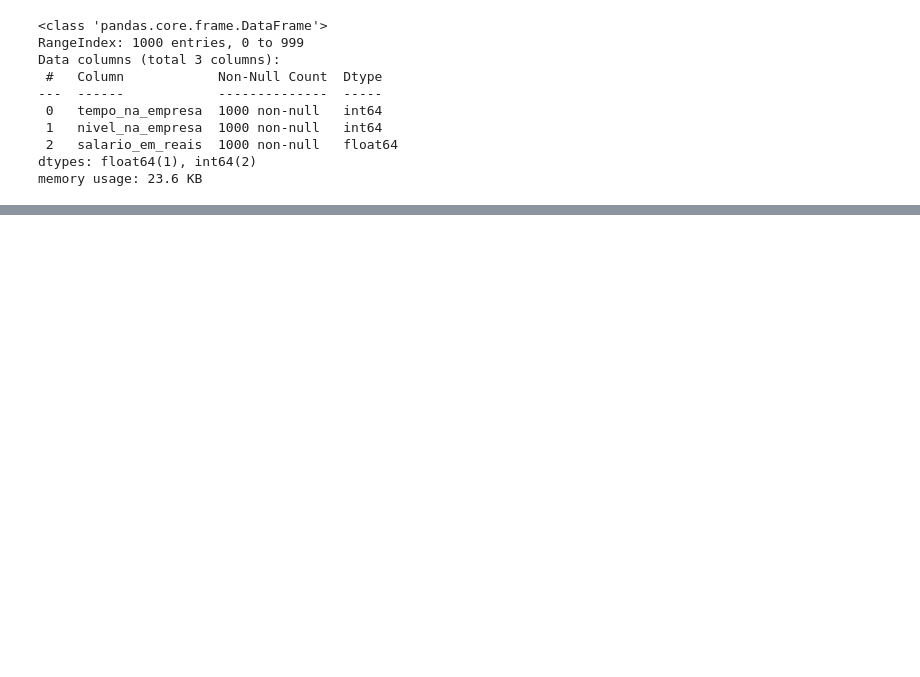
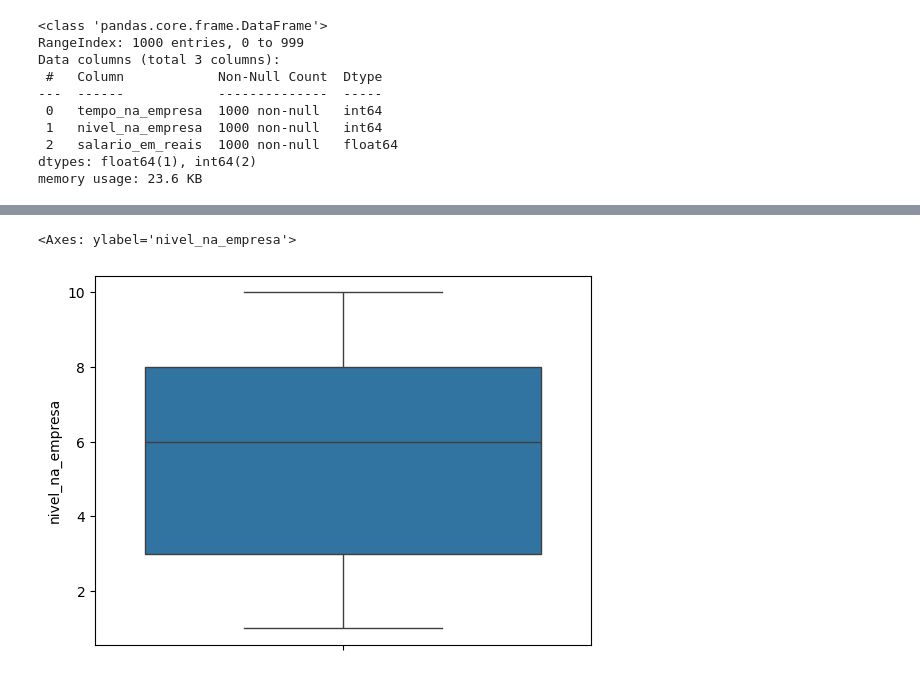
Before and after one commit to angelomedeiros/formacao-ia-regressao-polinomial, a Jupyter notebook: model_salario.ipynb, the cells around one changed output, grey strips where cells are left out. Cells and saved outputs as stored; diff of their text form; code cells hidden in the pictures; blank space fills up the shorter version.

```diff
--- a/model_salario.ipynb
+++ b/model_salario.ipynb
@@ -48,0 +78,6 @@ df_salario_bucket = df_salario.copy()
+# %%
+# Detectar outliers - Salário
+sns.boxplot(df_salario.nivel_na_empresa)
+# %% [output]
+<Axes: ylabel='nivel_na_empresa'>
+[figure, added]
```
Also changed, not shown: parts of 9 cells of this notebook.
